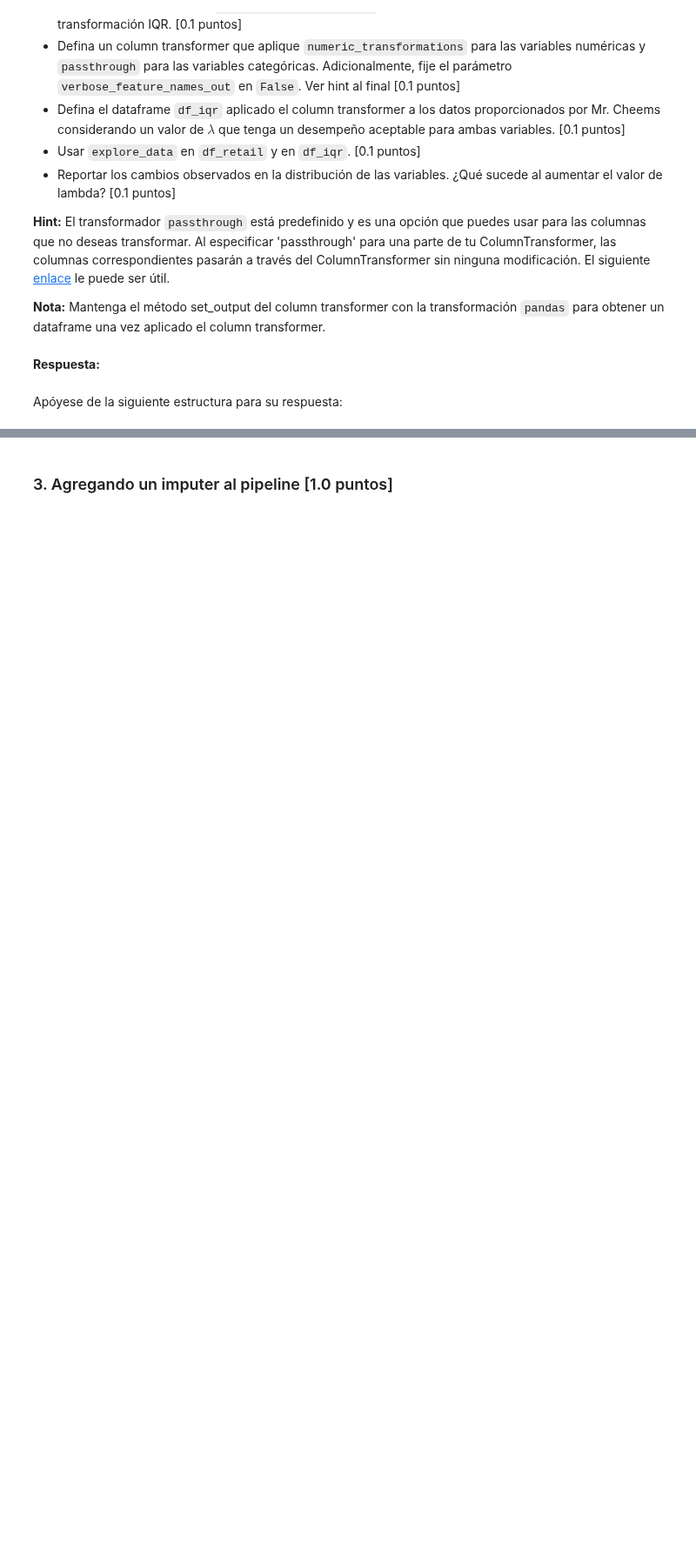
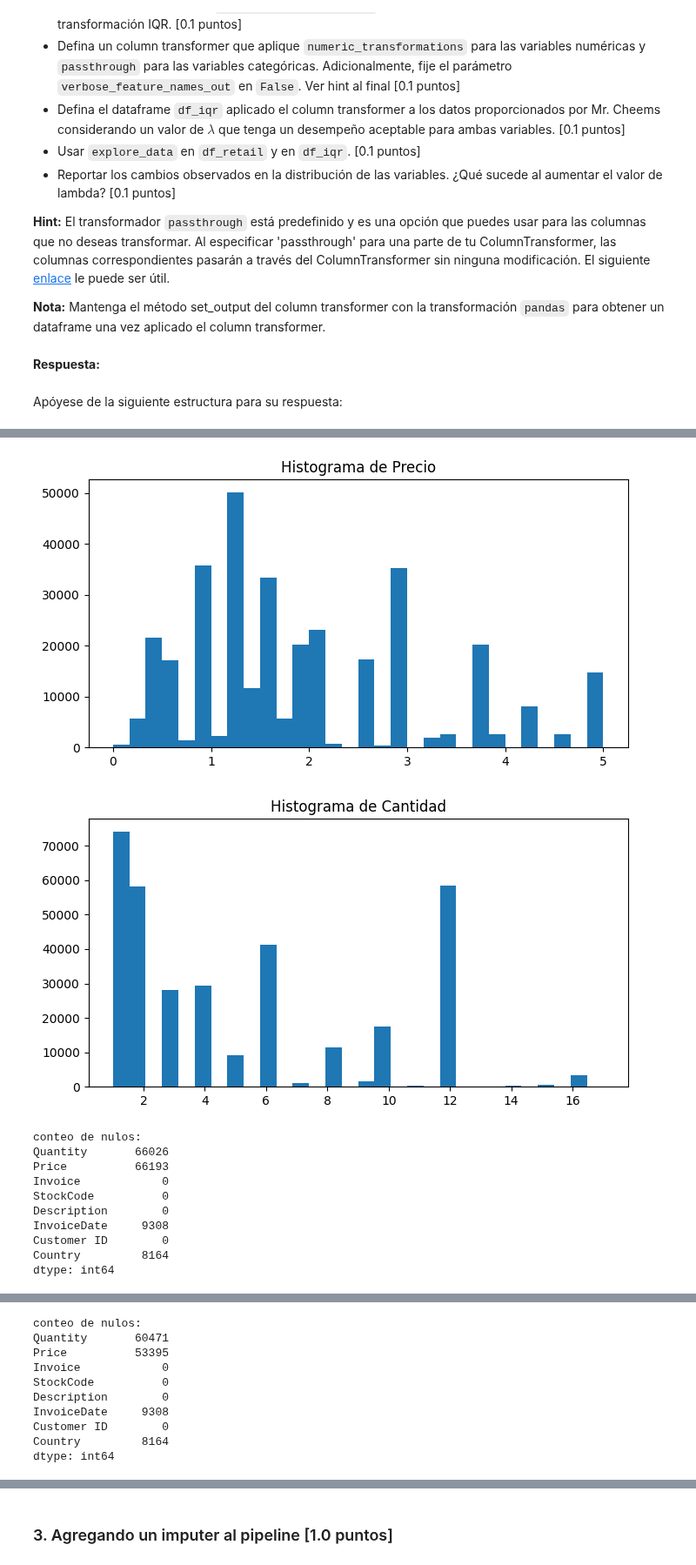
Before and after one commit to jesuvalenzuela/NanSquad, a Jupyter notebook: Lab3/Lab3_Enunciado.ipynb, the cells around one changed output, grey strips where cells are left out. Shown at 87% size. Cells and saved outputs as stored; diff of their text form; code cells hidden in the pictures; blank space fills up the shorter version.

```diff
--- a/Lab3/Lab3_Enunciado.ipynb
+++ b/Lab3/Lab3_Enunciado.ipynb
@@ -348,0 +312,37 @@ dtype: int64
+# %%
+# Probando distintos lambdas
+
+lambdas = [0.5, 1, 1.5, 2]
+for lamb in lambdas:
+    # Definicion del pipeline
+    numeric_transformations = Pipeline([
+        ('iqr', IQR(lambda_=lamb))
+        ])
+
+    # ColumnTransformer
+    column_transformer = ColumnTransformer([
+                        ('numerical',  numeric_transformations, numerical_columns),
+                        ('categorical', 'passthrough', categorical_columns)
+                        ],
+                        verbose_feature_names_out=False)
+
+    column_transformer.set_output(transform='pandas')
+
+    # Aplicamos ColumnTransformer a los datos
+    df_iqr = column_transformer.fit_transform(df_retail)
+
+    # Gráficos
+    explore_data(df_iqr)
+# %% [output]
+[figure, added]
+[figure, added]
+conteo de nulos:
+Quantity       66026
+Price          66193
+Invoice            0
+StockCode          0
+Description        0
+InvoiceDate     9308
+Customer ID        0
+Country         8164
+dtype: int64
@@ -348,0 +351,10 @@ dtype: int64
+conteo de nulos:
+Quantity       60471
+Price          53395
+Invoice            0
+StockCode          0
+Description        0
+InvoiceDate     9308
+Customer ID        0
+Country         8164
+dtype: int64
```
Also changed, not shown: parts of 15 cells of this notebook.
